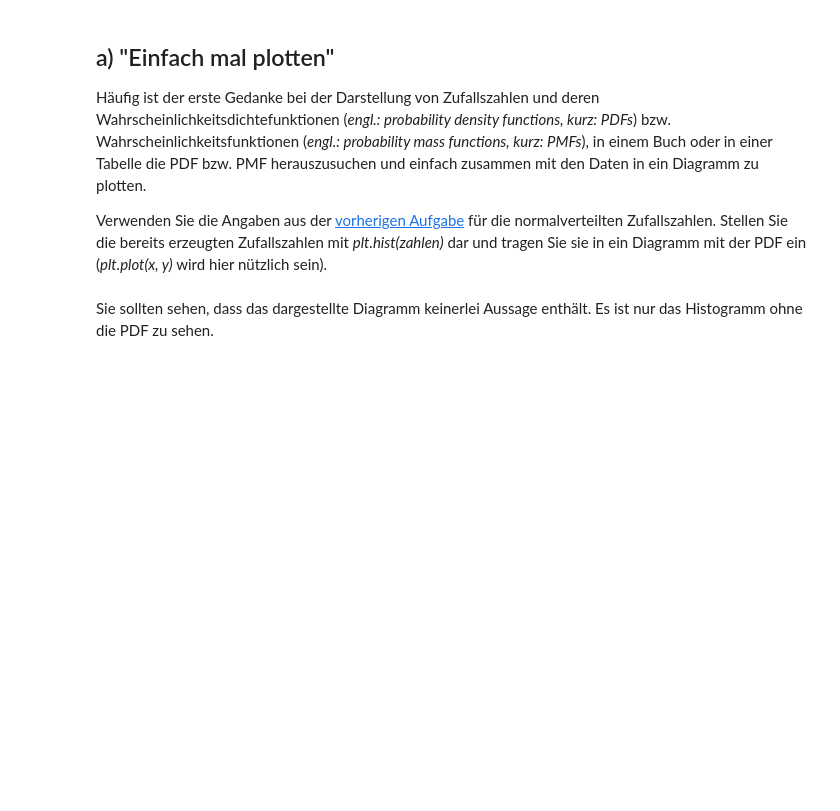
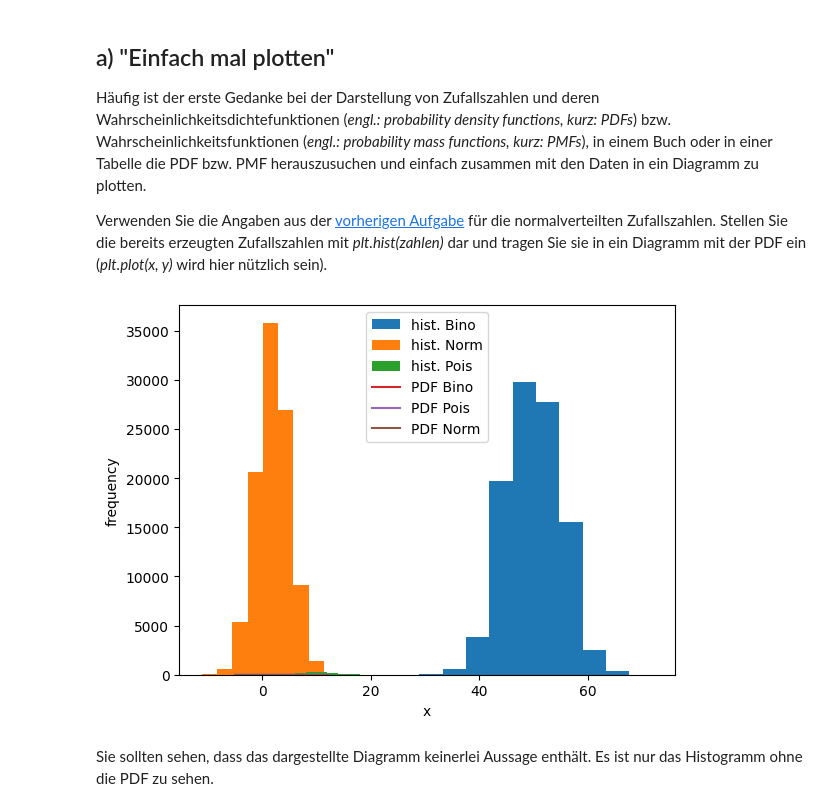
Before and after one commit to AlFa-Tier/Uni_codes, a Jupyter notebook: Stat. Datenauswertung/AufgabenBlätter/Blatt01.ipynb, the cells around one changed output. Saved outputs shown, nothing was run; the diff lists cells and outputs as text; code cells hidden in the pictures; blank space fills up the shorter version.

```diff
--- a/Stat. Datenauswertung/AufgabenBlätter/Blatt01.ipynb
+++ b/Stat. Datenauswertung/AufgabenBlätter/Blatt01.ipynb
@@ -76,7 +76,7 @@ Berechnen Sie anschließend Erwartungswert und Varianz der gegebenen Binomialver
 import numpy as np
 from collections import Counter
 # %%
-S = 1000 # Size of the ensemble of toy experiments (number of toy experiments)
+S = 100000 # Size of the ensemble of toy experiments (number of toy experiments)
 N =100 # how often to toss
 p = 0.5 # probability
 
@@ -162,24 +167,24 @@ beschrieben mit dem reellen Parameter $\nu$, der gleichzeitig Erwartungswert und
 
 Erzeugen Sie 1000 poissonverteilte Zufallszahlen mit der *numpy*-Methode *np.random.poisson(nu,size)* ($\nu=10$) und berechnen Sie erneut Erwartungswert und Varianz von Hand und deren Schätzwerte mithilfe der *numpy*-Methoden.
 # %%
-#size =   # number of toy experiments
-#nu   =   # real parameter
+size = 1000  # number of toy experiments
+nu   = 10  # real parameter
 
-#rng = np.random.default_rng(42)
-#results_pois = rng.poisson(nu,size)
+rng = np.random.default_rng(42)
+results_pois = rng.poisson(nu,size)
 
 # calculate mathematical expectation and variance using the mathematical equation for this distribution
 
-#math_mean =
-#math_var =
+math_mean = nu
+math_var = nu
 
 # calculate sample mean and variance with numpy
-#sample_mean = np.mean(results_pois)
-#sample_var = np.var(results_pois)
+sample_mean = np.mean(results_pois)
+sample_var = np.var(results_pois)
 
 # print out both sample means and variances
 
-#print("Mein Mittelwert: ", math_mean)
-#print("Meine Stichprobenvarianz: ", math_var)
-#print("Numpy Mittelwert: ", sample_mean)
-#print("Numpy Stichprobenvarianz: ", sample_var)
+print("Mein Mittelwert: ", math_mean)
+print("Meine Stichprobenvarianz: ", math_var)
+print("Numpy Mittelwert: ", sample_mean)
+print("Numpy Stichprobenvarianz: ", sample_var)
@@ -199,32 +209,40 @@ import scipy.special as sp
 # %%
 #Binomial distribution
 def fBinomial(x, N_B, p_B):
     n = np.around(x)
     return sp.binom(N_B, n) * p_B**n * (1-p_B)**(N_B-n)
 
 # Poisson distribution
 def fPoisson(x, nu_P):
     n=np.around(x)
     return (nu_P**n) / np.exp(nu_P) / sp.gamma(n+1.)
 
 # Gaussian distribution
 def fGauss(x, mu_N, sigma_N):
     return np.exp(-(x-mu_N)**2/2./sigma_N**2) / np.sqrt(2.*np.pi) / sigma_N
 
 # create array for distribution function
-#x_gPDF = np.linspace(-5,12,1000)
-#mean = np.mean(results_norm)
-#std = np.std(results_norm)
+x_gPDF = np.linspace(-5,12,1000)
+mean = np.mean(results_norm)
+std = np.std(results_norm)
 
 # plot histogram and distribution
+plt.hist(results_bino, label='hist. Bino')
+plt.hist(results_norm, label='hist. Norm')
+plt.hist(results_pois, label='hist. Pois')
 
+plt.plot(x_gPDF,fBinomial(x_gPDF, N, p), label='PDF Bino')
+plt.plot(x_gPDF,fPoisson(x_gPDF, nu), label='PDF Pois')
+plt.plot(x_gPDF,fGauss(x_gPDF,mean, std), label='PDF Norm')
 
 # adjust plot
 plt.xlabel('x')
 plt.ylabel('frequency')
 plt.legend(loc='best')
 
 plt.show()
+# %% [output]
+[figure, added]
 # %% [markdown]
 Sie sollten sehen, dass das dargestellte Diagramm keinerlei Aussage enthält. Es ist nur das Histogramm ohne die PDF zu sehen.
 # %% [markdown]
```
Also changed, not shown: parts of 7 cells of this notebook.
